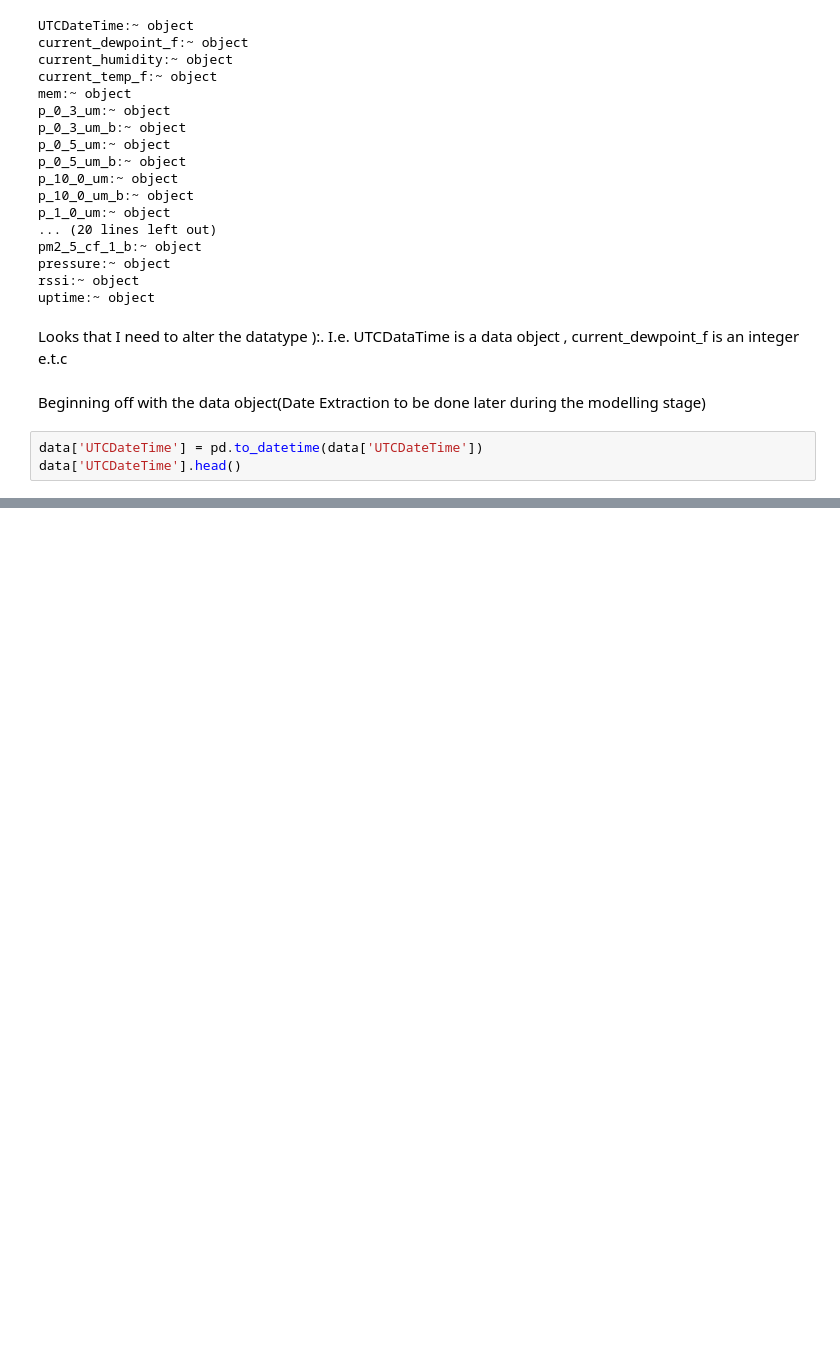
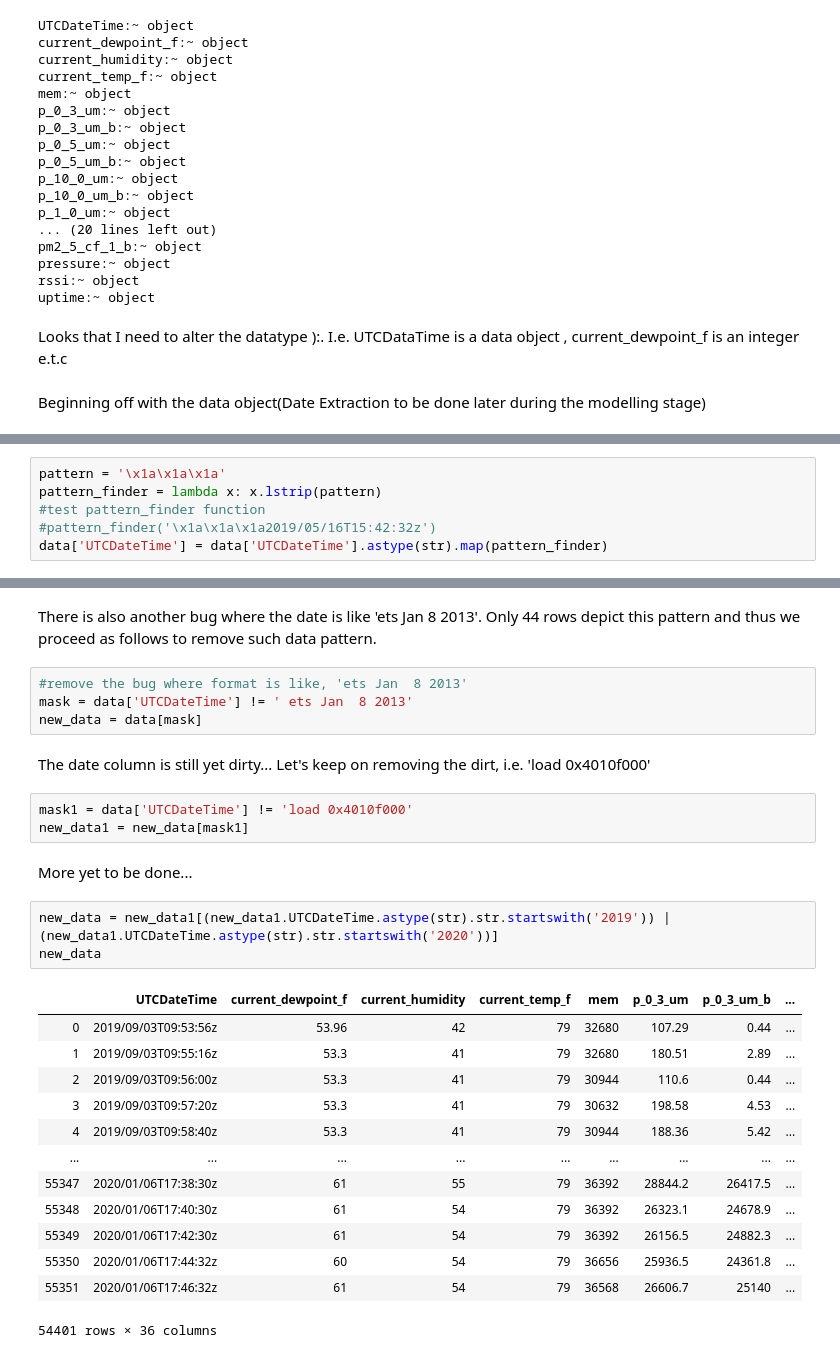
Before and after one commit to Rohianon/PurpleAirCaptsoneProject., a Jupyter notebook: Scripts/purleair.ipynb, the cells around one changed output, grey strips where cells are left out. Drawn from its saved outputs; the diff is of its cells as text; blank space fills up the shorter version.

```diff
--- a/Scripts/purleair.ipynb
+++ b/Scripts/purleair.ipynb
@@ -137,6 +159,3 @@ Looks that I need to alter the datatype ):.
 I.e. UTCDataTime is a data object , current_dewpoint_f is an integer e.t.c
 # %% [markdown]
 Beginning off with the data object(Date Extraction to be done later during the modelling stage)
-# %%
-data['UTCDateTime'] = pd.to_datetime(data['UTCDateTime'])
-data['UTCDateTime'].head()
@@ -146,0 +162,6 @@ Create a list of columns to be converted to integers.
+# %%
+pattern = '\x1a\x1a\x1a'
+pattern_finder = lambda x: x.lstrip(pattern)
+#test pattern_finder function
+#pattern_finder('\x1a\x1a\x1a2019/05/16T15:42:32z')
+data['UTCDateTime'] = data['UTCDateTime'].astype(str).map(pattern_finder)
@@ -146,0 +193,30 @@ Create a list of columns to be converted to integers.
+# %% [markdown]
+There is also another bug where the date is like 'ets Jan  8 2013'. Only 44 rows depict this pattern and thus we proceed as follows to remove such data pattern.
+# %%
+#remove the bug where format is like, 'ets Jan  8 2013'
+mask = data['UTCDateTime'] != ' ets Jan  8 2013'
+new_data = data[mask]
+# %% [markdown]
+The date column is still yet dirty... Let's keep on removing the dirt, i.e. 'load 0x4010f000'
+# %%
+mask1 = data['UTCDateTime'] != 'load 0x4010f000'
+new_data1 = new_data[mask1]
+# %% [markdown]
+More yet to be done...
+# %%
+new_data = new_data1[(new_data1.UTCDateTime.astype(str).str.startswith('2019')) | (new_data1.UTCDateTime.astype(str).str.startswith('2020'))]
+new_data
+# %% [output]
+|  | UTCDateTime | current_dewpoint_f | current_humidity | current_temp_f | mem | p_0_3_um | p_0_3_um_b | ... |
+| 0 | 2019/09/03T09:53:56z | 53.96 | 42 | 79 | 32680 | 107.29 | 0.44 | ... |
+| 1 | 2019/09/03T09:55:16z | 53.3 | 41 | 79 | 32680 | 180.51 | 2.89 | ... |
+| 2 | 2019/09/03T09:56:00z | 53.3 | 41 | 79 | 30944 | 110.6 | 0.44 | ... |
+| 3 | 2019/09/03T09:57:20z | 53.3 | 41 | 79 | 30632 | 198.58 | 4.53 | ... |
+| 4 | 2019/09/03T09:58:40z | 53.3 | 41 | 79 | 30944 | 188.36 | 5.42 | ... |
+| ... | ... | ... | ... | ... | ... | ... | ... | ... |
+| 55347 | 2020/01/06T17:38:30z | 61 | 55 | 79 | 36392 | 28844.2 | 26417.5 | ... |
+| 55348 | 2020/01/06T17:40:30z | 61 | 54 | 79 | 36392 | 26323.1 | 24678.9 | ... |
+| 55349 | 2020/01/06T17:42:30z | 61 | 54 | 79 | 36392 | 26156.5 | 24882.3 | ... |
+| 55350 | 2020/01/06T17:44:32z | 60 | 54 | 79 | 36656 | 25936.5 | 24361.8 | ... |
+| 55351 | 2020/01/06T17:46:32z | 61 | 54 | 79 | 36568 | 26606.7 | 25140 | ... |
+54401 rows × 36 columns
```
Also changed, not shown: parts of 18 cells of this notebook, 1 other file.
